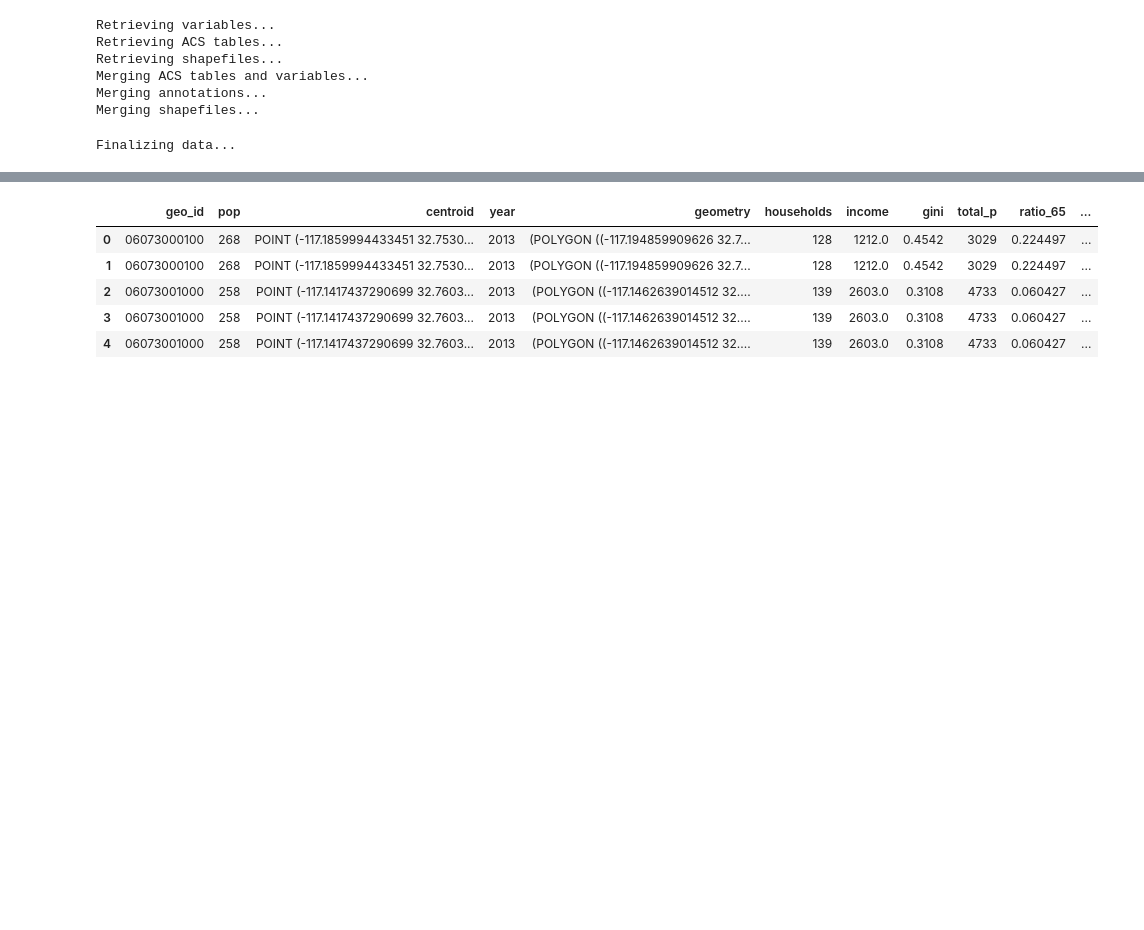
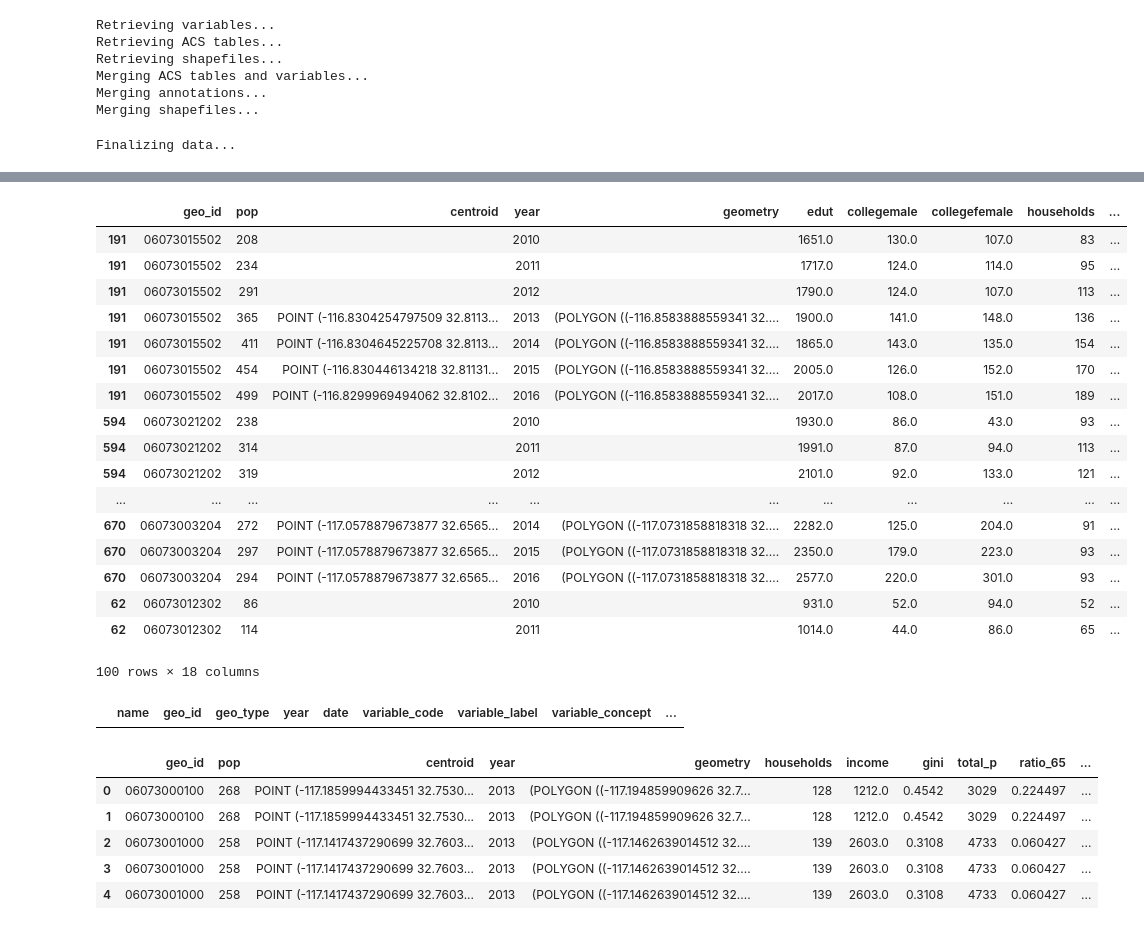
Before and after one commit to JasonZhangzy1757/CUSP-Capstone, a Jupyter notebook: US_Ignite_fed_data_merge_clean_eda.ipynb, the cells around one changed output, grey strips where cells are left out. Saved outputs shown, nothing was run; the diff lists cells and outputs as text; code cells hidden in the pictures; blank space fills up the shorter version.

```diff
--- a/US_Ignite_fed_data_merge_clean_eda.ipynb
+++ b/US_Ignite_fed_data_merge_clean_eda.ipynb
@@ -478 +499,18 @@ dfg.rename(columns={'value':'gini'},
+# %%
+dfe.rename(columns={'value':'edu'},
+                 inplace=True)
+dfem.rename(columns={'value':'collegemale'},
+                 inplace=True)
+dfef.rename(columns={'value':'collegefemale'},
+                 inplace=True)
+dfp.rename(columns={'value':'pop'},
+                 inplace=True)
+dfh.rename(columns={'value':'households'},
+                 inplace=True)
+dfhi.rename(columns={'value':'income'},
+                 inplace=True)
+dfa.rename(columns={'value':'age'},
+                 inplace=True)
+dfg.rename(columns={'value':'gini'},
+                 inplace=True)
 # %%
@@ -485,0 +572,9 @@ dfem=cbpNaics1
+# %%
+variablelist=['B15002_001E','B15002_015E','B15002_032E','B00001_001E','B00002_001E',
+             'B19001_001E','B19037_001E','B19083_001E']
+variablename=['edut','collegemale','collegefemale','pop','households','income','age','gini']
+yearlist=[2009,2010,2011,2012,2013,2014,2015,2016]
+dfem=cbpNaics1
+# %%
+
+df_finalraw=finaldatamerge(variablelist,variablename,cbpNaics1)
@@ -485,0 +624,23 @@ dfem=cbpNaics1
+# %%
+df_final=df_finalraw.sort_values(by=['zipcode','geo_id','NAICS2012','year'])
+# %%
+df_final.head(100)
+# %% [output]
+|  | geo_id | pop | centroid | year | geometry | edut | collegemale | collegefemale | households | ... |
+| 191 | 06073015502 | 208 |  | 2010 |  | 1651.0 | 130.0 | 107.0 | 83 | ... |
+| 191 | 06073015502 | 234 |  | 2011 |  | 1717.0 | 124.0 | 114.0 | 95 | ... |
+| 191 | 06073015502 | 291 |  | 2012 |  | 1790.0 | 124.0 | 107.0 | 113 | ... |
+| 191 | 06073015502 | 365 | POINT (-116.8304254797509 32.8113... | 2013 | (POLYGON ((-116.8583888559341 32.... | 1900.0 | 141.0 | 148.0 | 136 | ... |
+| 191 | 06073015502 | 411 | POINT (-116.8304645225708 32.8113... | 2014 | (POLYGON ((-116.8583888559341 32.... | 1865.0 | 143.0 | 135.0 | 154 | ... |
+| 191 | 06073015502 | 454 | POINT (-116.830446134218 32.81131... | 2015 | (POLYGON ((-116.8583888559341 32.... | 2005.0 | 126.0 | 152.0 | 170 | ... |
+| 191 | 06073015502 | 499 | POINT (-116.8299969494062 32.8102... | 2016 | (POLYGON ((-116.8583888559341 32.... | 2017.0 | 108.0 | 151.0 | 189 | ... |
+| 594 | 06073021202 | 238 |  | 2010 |  | 1930.0 | 86.0 | 43.0 | 93 | ... |
+| 594 | 06073021202 | 314 |  | 2011 |  | 1991.0 | 87.0 | 94.0 | 113 | ... |
+| 594 | 06073021202 | 319 |  | 2012 |  | 2101.0 | 92.0 | 133.0 | 121 | ... |
+| ... | ... | ... | ... | ... | ... | ... | ... | ... | ... | ... |
+| 670 | 06073003204 | 272 | POINT (-117.0578879673877 32.6565... | 2014 | (POLYGON ((-117.0731858818318 32.... | 2282.0 | 125.0 | 204.0 | 91 | ... |
+| 670 | 06073003204 | 297 | POINT (-117.0578879673877 32.6565... | 2015 | (POLYGON ((-117.0731858818318 32.... | 2350.0 | 179.0 | 223.0 | 93 | ... |
+| 670 | 06073003204 | 294 | POINT (-117.0578879673877 32.6565... | 2016 | (POLYGON ((-117.0731858818318 32.... | 2577.0 | 220.0 | 301.0 | 93 | ... |
+| 62 | 06073012302 | 86 |  | 2010 |  | 931.0 | 52.0 | 94.0 | 52 | ... |
+| 62 | 06073012302 | 114 |  | 2011 |  | 1014.0 | 44.0 | 86.0 | 65 | ... |
+100 rows × 18 columns
@@ -491,3 +658,7 @@ dfm.geo_id=dfm.geo_id.apply(lambda x:x[9:20])
+# %%
+dfm
+# %% [output]
+|  | name | geo_id | geo_type | year | date | variable_code | variable_label | variable_concept | ... |
 # %%
 dfm15=dfm[dfm['year']==2015]
 dfm16=dfm[dfm['year']==2016]
```
Also changed, not shown: parts of 82 cells of this notebook, 5 other files.
